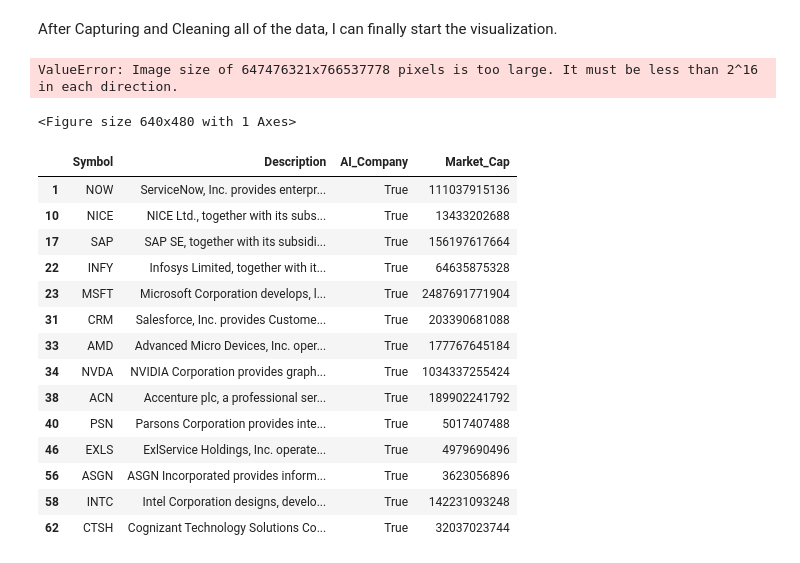
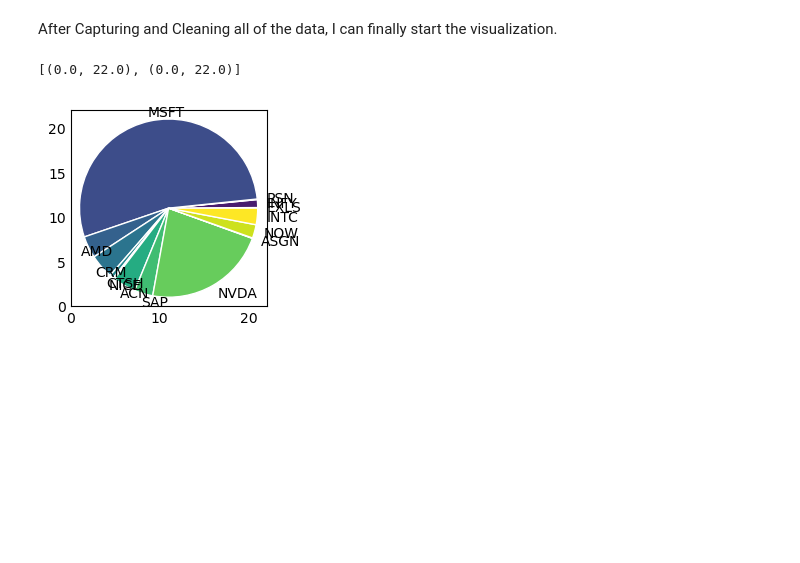
Before and after one commit to eodole/Data-Vis, a Jupyter notebook: ticker_tracker.ipynb, the cells around one changed output. Saved outputs shown, nothing was run; the diff lists cells and outputs as text; code cells hidden in the pictures; blank space fills up the shorter version.

Commit message:
finished with a pie chart visualization

```diff
--- a/ticker_tracker.ipynb
+++ b/ticker_tracker.ipynb
@@ -80,40 +80,30 @@ See the caveats in the documentation: https://pandas.pydata.org/pandas-docs/stab
 # %% [markdown]
 After Capturing and Cleaning all of the data, I can finally start the visualization.
 # %%
-mc_millions = AI_Companies["Market_Cap"].map(lambda x: x / 1000000)
-bubbles = packed_bubbles.BubbleChart(area=AI_Companies.loc[:,"Market_Cap"],bubble_spacing=0.1 )
-bubbles.collapse()
+# mc_millions = AI_Companies["Market_Cap"].map(lambda x: x / 1000000)
+# bubbles = packed_bubbles.BubbleChart(area=AI_Companies.loc[:,"Market_Cap"],bubble_spacing=0.1 )
+# bubbles.collapse()
 
-fig, ax = plt.subplots(subplot_kw=dict(aspect="equal"))
-cmap = plt.get_cmap("Pastel1")
-colors = cmap(np.linspace(0,1,len(AI_Companies.index)))
-sym = AI_Companies.loc[:,"Symbol"].values
+# fig, ax = plt.subplots(subplot_kw=dict(aspect="equal"))
+# cmap = plt.get_cmap("Pastel1")
+# colors = cmap(np.linspace(0,1,len(AI_Companies.index)))
+# sym = AI_Companies.loc[:,"Symbol"].values
 
 
-bubbles.plot(ax, sym, colors)
+# bubbles.plot(ax, sym, colors)
 
-### Have the problem that its being rendered to largely
+# ### Have the problem that its being rendered to largely
-# %% [output]
-ValueError: Image size of 647476321x766537778 pixels is too large. It must be less than 2^16 in each direction.
-<Figure size 640x480 with 1 Axes>
-# %%
-AI_Companies
-# %% [output]
-|  | Symbol | Description | AI_Company | Market_Cap |
-| 1 | NOW | ServiceNow, Inc. provides enterpr... | True | 111037915136 |
-| 10 | NICE | NICE Ltd., together with its subs... | True | 13433202688 |
-| 17 | SAP | SAP SE, together with its subsidi... | True | 156197617664 |
-| 22 | INFY | Infosys Limited, together with it... | True | 64635875328 |
-| 23 | MSFT | Microsoft Corporation develops, l... | True | 2487691771904 |
-| 31 | CRM | Salesforce, Inc. provides Custome... | True | 203390681088 |
-| 33 | AMD | Advanced Micro Devices, Inc. oper... | True | 177767645184 |
-| 34 | NVDA | NVIDIA Corporation provides graph... | True | 1034337255424 |
-| 38 | ACN | Accenture plc, a professional ser... | True | 189902241792 |
-| 40 | PSN | Parsons Corporation provides inte... | True | 5017407488 |
-| 46 | EXLS | ExlService Holdings, Inc. operate... | True | 4979690496 |
-| 56 | ASGN | ASGN Incorporated provides inform... | True | 3623056896 |
-| 58 | INTC | Intel Corporation designs, develo... | True | 142231093248 |
-| 62 | CTSH | Cognizant Technology Solutions Co... | True | 32037023744 |
+# %%
+plt.style.use('_mpl-gallery-nogrid')
+colors = plt.get_cmap('viridis')(np.linspace(0,1,len(AI_Companies["Market_Cap"])))
+fig,ax = plt.subplots()
+ax.pie(AI_Companies["Market_Cap"], colors=colors, radius = 10, center = (11,11), labels=AI_Companies["Symbol"],
+       wedgeprops={"linewidth": 1, "edgecolor": "white"}, frame=True)
+
+ax.set(xlim=(0,22),ylim=(0,22) )
+# %% [output]
+[(0.0, 22.0), (0.0, 22.0)]
+[figure, added]
 # %%
 ### Playground to be deleted
 
```
Also changed, not shown: parts of 2 cells of this notebook, 1 other file.
